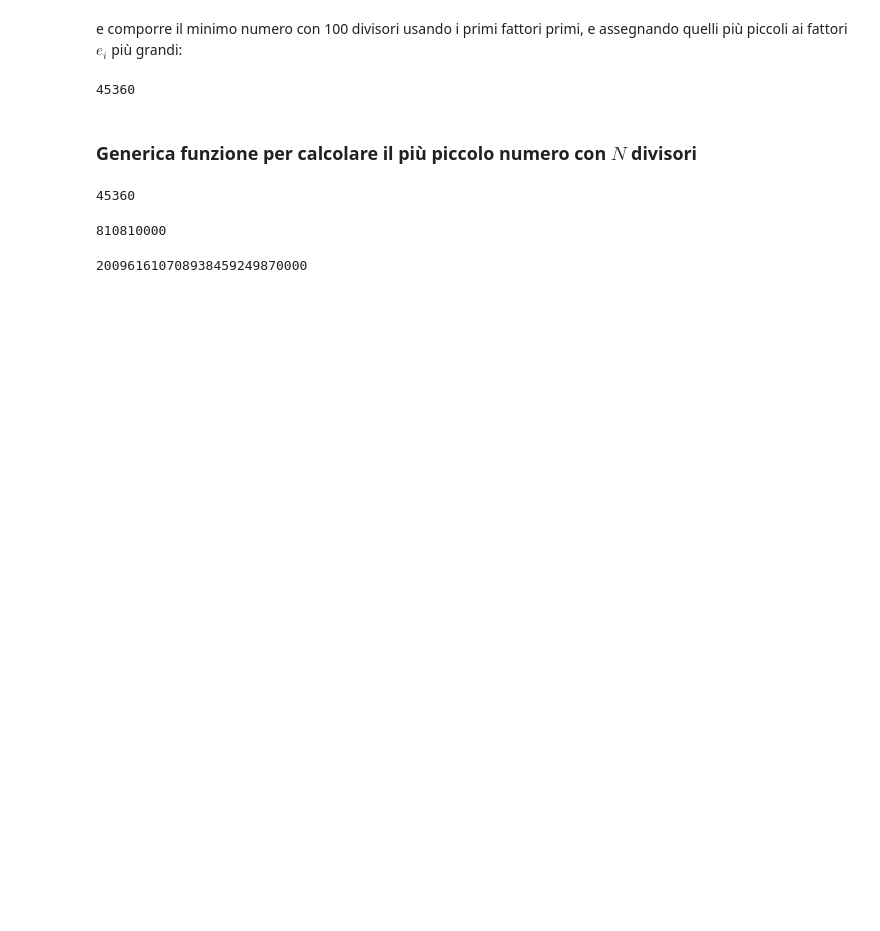
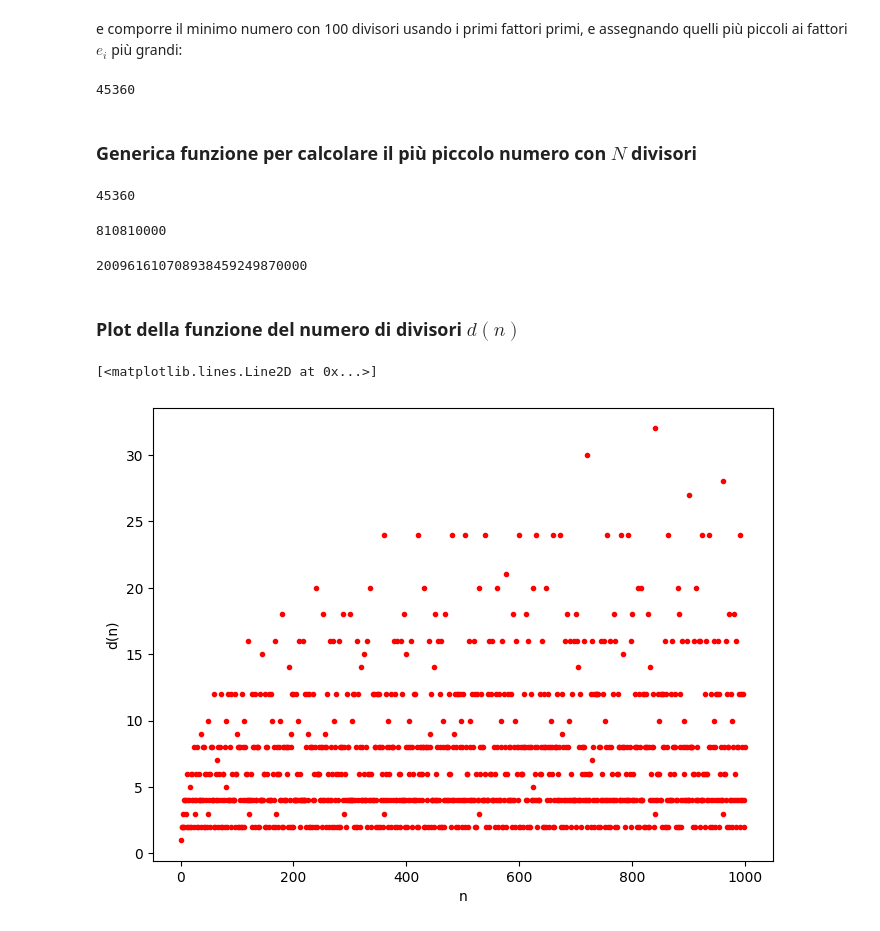
Before and after one commit to marcodelmastro/MathGames, a Jupyter notebook: calenPIario.ipynb, the cells around one changed output. Saved outputs shown, nothing was run; the diff lists cells and outputs as text; code cells hidden in the pictures; blank space fills up the shorter version.

Commit message:
divisor function plot

```diff
--- a/calenPIario.ipynb
+++ b/calenPIario.ipynb
@@ -1118,6 +1118,9 @@ def findDivisors(n):
     powers = [ [f**i for i in range(c+1)] for f,c in fmult.items() ]
     # return all possible combinations of factor powers
     return sorted([ int( reduce(mul,it,1) ) for it in [ pp for pp in product(*powers) ]])
+
+def countDivisors(n):
+    return reduce( mul, [ ei+1 for ei in Counter(yieldFactors(n)).values() ], 1 )
 # %%
 n = 1
 while True:
@@ -1190,3 +1194,19 @@ smallestNdivisors(1000)
 smallestNdivisors(1_000_000)
 # %% [output]
 200961610708938459249870000
+# %% [markdown]
+### Plot  della funzione del numero di divisori $d(n)$
+# %%
+import numpy as np
+import matplotlib.pyplot as plt
+
+d = np.vectorize(countDivisors)
+n = np.arange(1,1000,1)
+
+plt.figure(figsize=(8,6),dpi=100)
+plt.xlabel('n')
+plt.ylabel('d(n)')
+plt.plot(n,d(n),'r.')
+# %% [output]
+[<matplotlib.lines.Line2D at 0x...>]
+[figure, added]
```
Also changed, not shown: parts of 1 cell of this notebook.
